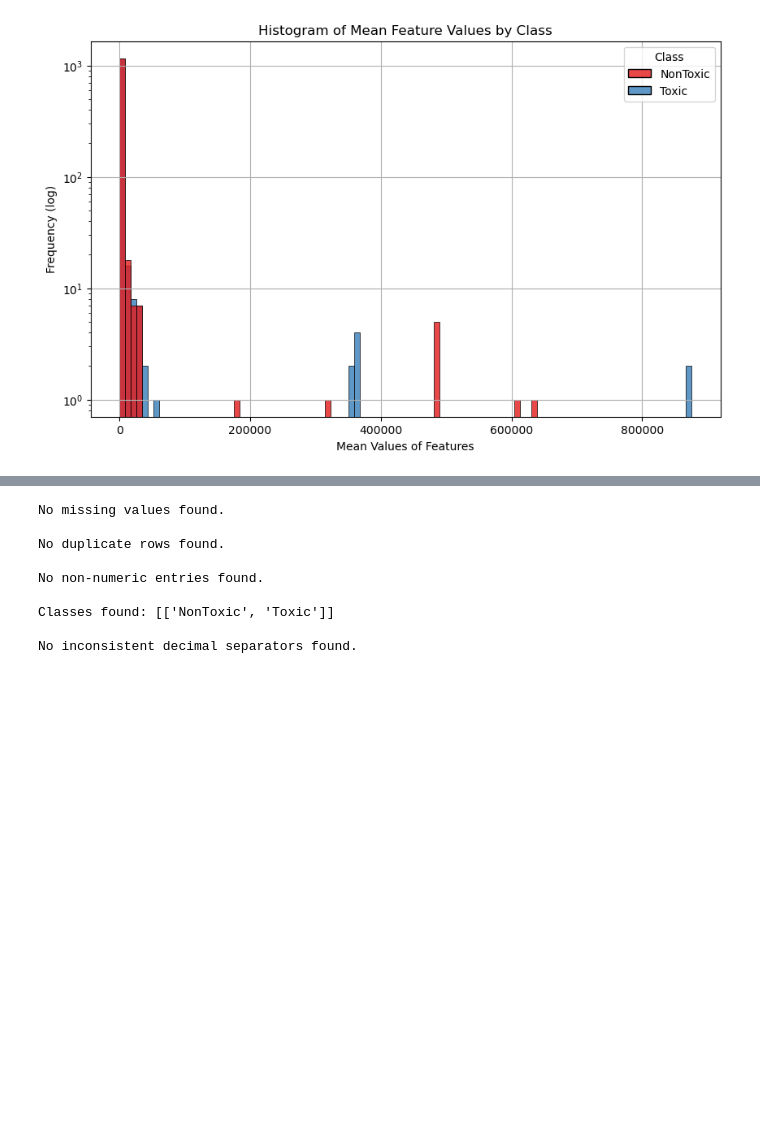
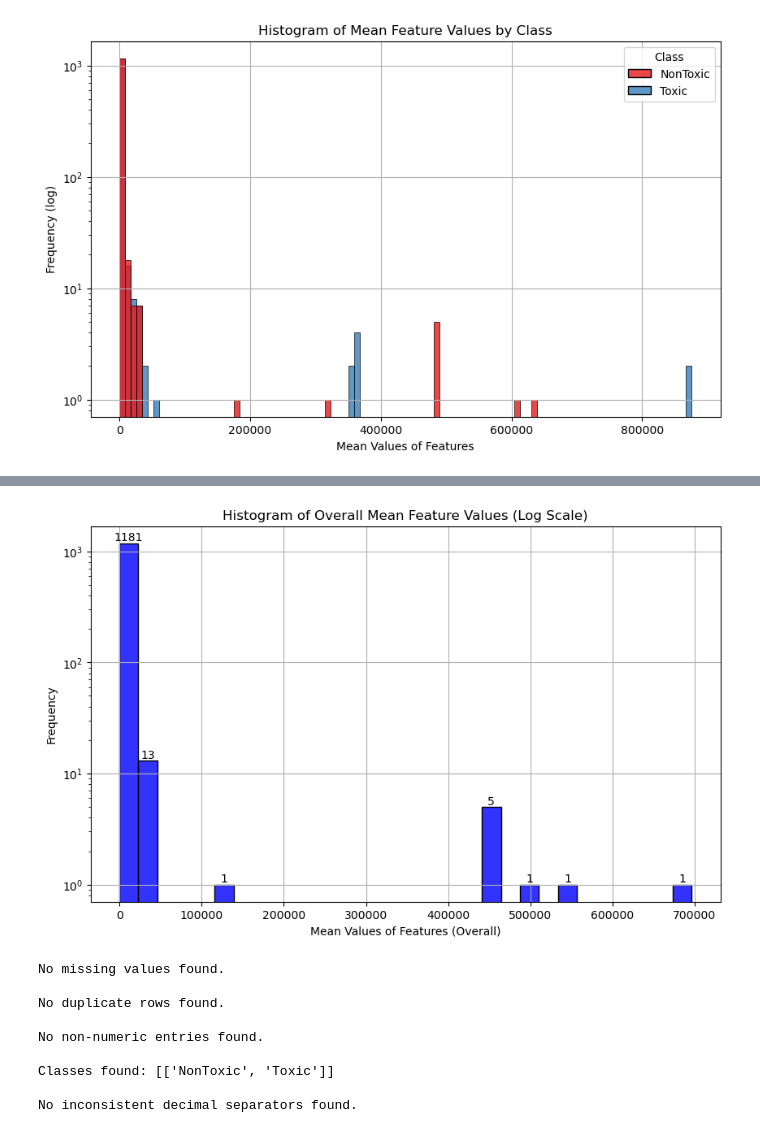
Before and after one commit to MaxVanHout/MSB1015, a Jupyter notebook: preprocessing.ipynb, the cells around one changed output, grey strips where cells are left out. Saved outputs shown, nothing was run; the diff lists cells and outputs as text; code cells hidden in the pictures; blank space fills up the shorter version.

```diff
--- a/preprocessing.ipynb
+++ b/preprocessing.ipynb
@@ -53,3 +98,38 @@ plt.show()
+# %%
+import matplotlib.pyplot as plt
+import seaborn as sns
+import pandas as pd
+import numpy as np
+
+# Assume chem_df is the DataFrame containing your data with a 'Class' column
+
+# Function to add arrows and counts to the bins
+# Function to add count values above the bins
+def add_counts(ax, bin_mids, counts):
+    for count, bin_mid in zip(counts, bin_mids):
+        if count > 0:  # Only annotate non-zero counts
+            plt.text(bin_mid, count, f'{int(count)}', ha='center', va='bottom', fontsize=10, color='black')
+
+# Plot 1: Overall mean distribution of features with log scale
+plt.figure(figsize=(10, 6))
+hist = sns.histplot(overall_means, bins=30, color='blue', alpha=0.8)
+plt.xlabel('Mean Values of Features (Overall)')
+plt.ylabel('Frequency')
+plt.yscale('log')  # Set y-axis to log scale
+plt.title('Histogram of Overall Mean Feature Values (Log Scale)')
+
+# Get the bin edges and counts
+counts, bins = np.histogram(overall_means, bins=30)
+
+# Calculate the midpoints of the bins
+bin_mids = (bins[:-1] + bins[1:]) / 2
+
+# Add counts to the plot
+add_counts(hist, bin_mids, counts)
+plt.grid(True)
+plt.show()
+# %% [output]
+[figure, added]
 # %%
 # Checking inconsistencies in the data using the check_data_quality() function
 data_quality = check_data_quality(chem_df, 'Class')
```
Also changed, not shown: parts of 4 cells of this notebook, 2 other files.
